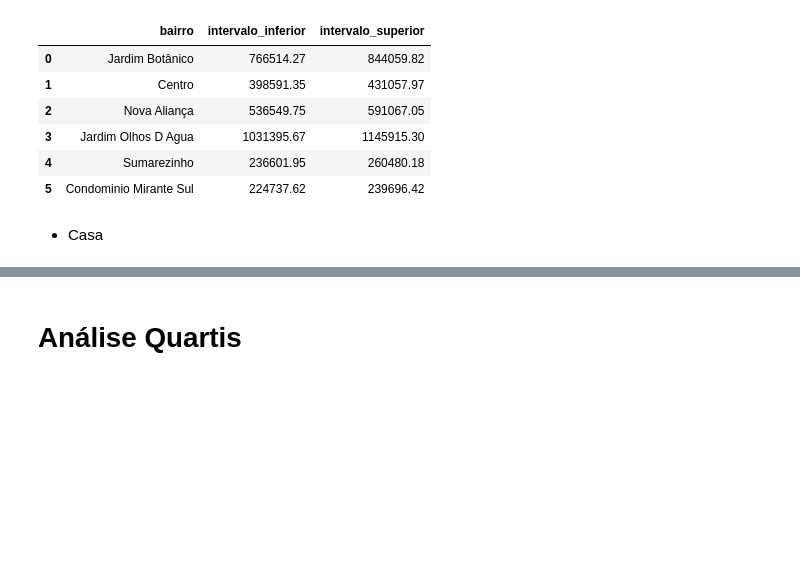
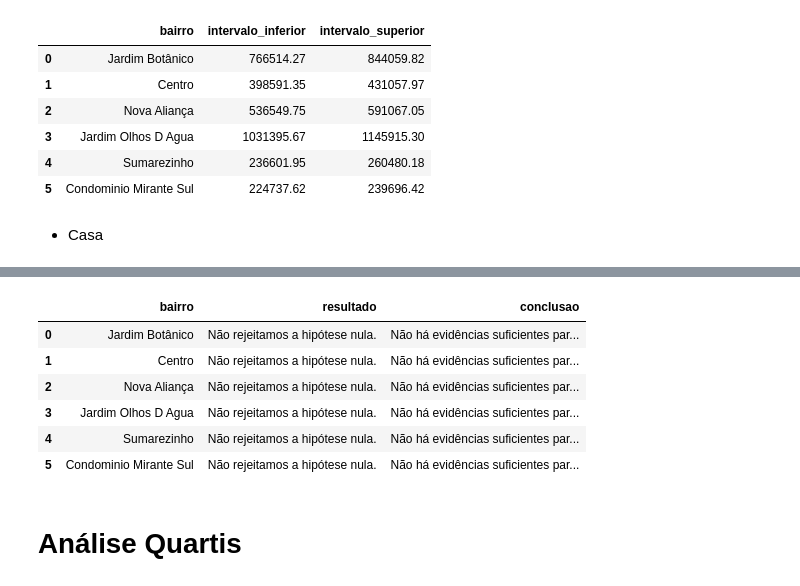
Before and after one commit to rodrigorocha1/web_scraping_casas, a Jupyter notebook: notebooks/analise_exploratoria.ipynb, the cells around one changed output, grey strips where cells are left out. Cells and saved outputs as stored; diff of their text form; code cells hidden in the pictures; blank space fills up the shorter version.

```diff
--- a/notebooks/analise_exploratoria.ipynb
+++ b/notebooks/analise_exploratoria.ipynb
@@ -21,7 +21,8 @@ base_original['tipo_imovel'].unique()
 # %% [output]
 array(['apartamento', 'casa'], dtype=object)
 # %%
-base_apartamento = base_original[base_original['tipo_imovel'] == 'apartamento']
+base_apartamento = base_original[base_original['tipo_imovel']
+                                     == 'apartamento']
 base_casa = base_original[base_original['tipo_imovel'] == 'casa']
 # %%
 base_apartamento.describe()
@@ -536,3 +560,39 @@ obter_intervalo_de_confianca(base_apartamento, bairros_apartamentos_sel)
+# %%
+from statsmodels.stats.weightstats import DescrStatsW, CompareMeans
+
+def teste_hipotese(base: pd.DataFrame, bairros):
+    resultados = []
+    for bairro in bairros:
+        grupo1 = base[base['metragems']
+                      <= 60].sample(n=100, random_state=101).precos
+        grupo2 = base[base['metragems'] > 60].sample(
+            n=100, random_state=101).precos
+        base_ate_60 = DescrStatsW(grupo1)
+        base_maior_60 = DescrStatsW(grupo2)
+        test_preco = base_ate_60.get_compare(base_maior_60)
+        z, p_value = test_preco.ztest_ind(alternative='larger', value=0)
+
+        alpha = 0.05
+        if p_value < alpha:
+            resultado = 'Rejeitamos a hipótese nula.'
+            conclusao = 'Há evidências suficientes para afirmar que a média dos preços dos apartamentos de até 60 m² é maior do que a média dos preços dos apartamentos maiores que 60 m²'
+        else:
+            resultado = 'Não rejeitamos a hipótese nula.'
+            conclusao = 'Não há evidências suficientes para afirmar que a média dos preços dos apartamentos de até 60 m² é maior do que a média dos preços dos apartamentos maiores que 60 m².'
+        pd.set_option('display.max_rows', None, 'display.max_columns', None)
+        resultados.append({'bairro': bairro, 'resultado': resultado, 'conclusao': conclusao})
+    return pd.DataFrame(resultados)
+# %%
+df_teste_hipotese_ap = teste_hipotese(base_apartamento, bairros_apartamentos_sel)
+df_teste_hipotese_ap
+# %% [output]
+|  | bairro | resultado | conclusao |
+| 0 | Jardim Botânico | Não rejeitamos a hipótese nula. | Não há evidências suficientes par... |
+| 1 | Centro | Não rejeitamos a hipótese nula. | Não há evidências suficientes par... |
+| 2 | Nova Aliança | Não rejeitamos a hipótese nula. | Não há evidências suficientes par... |
+| 3 | Jardim Olhos D Agua | Não rejeitamos a hipótese nula. | Não há evidências suficientes par... |
+| 4 | Sumarezinho | Não rejeitamos a hipótese nula. | Não há evidências suficientes par... |
+| 5 | Condominio Mirante Sul | Não rejeitamos a hipótese nula. | Não há evidências suficientes par... |
 # %% [markdown]
 # Análise Quartis
 # %% [markdown]
```
Also changed, not shown: parts of 5 cells of this notebook, 1 other file.
